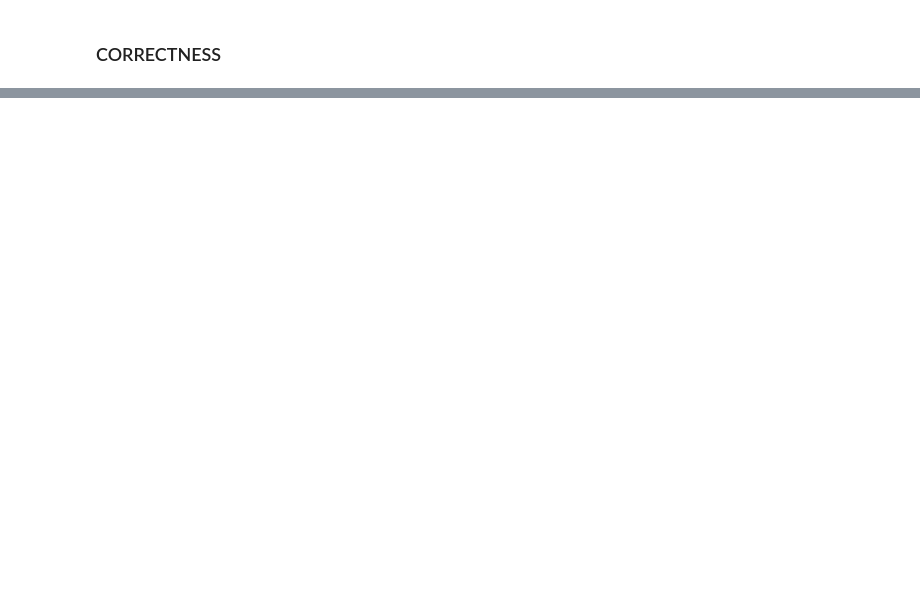
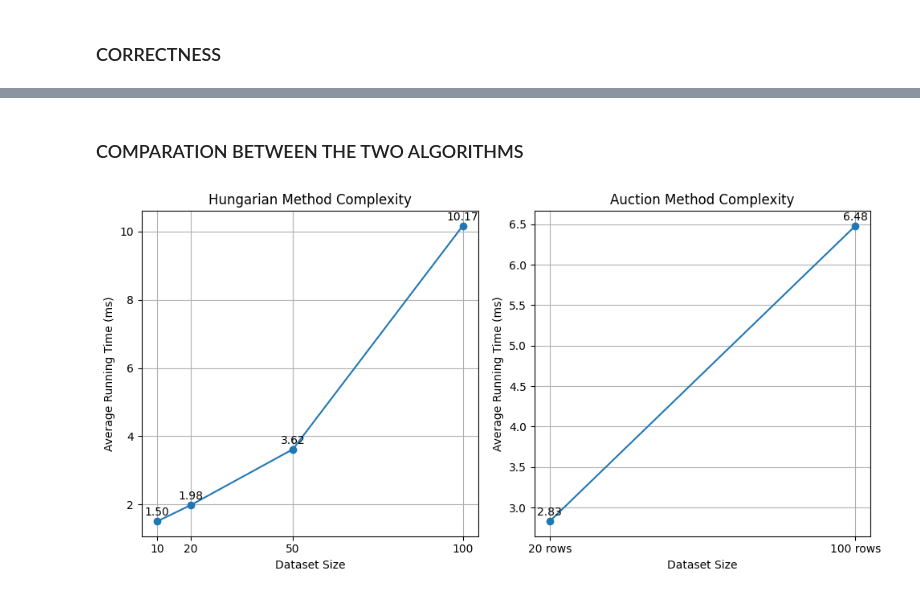
Before and after one commit to ferriitoo/CS538-Combinatorial-Optimization, a Jupyter notebook: CS_538_Project.ipynb, the cells around one changed output, grey strips where cells are left out. Cells and saved outputs as stored; diff of their text form; code cells hidden in the pictures; blank space fills up the shorter version.

```diff
--- a/CS_538_Project.ipynb
+++ b/CS_538_Project.ipynb
@@ -379,0 +348,47 @@ for name, path in datasets.items():
+# %% [markdown]
+### COMPARATION BETWEEN THE TWO ALGORITHMS
+# %%
+import matplotlib.pyplot as plt
+
+# Data for Hungarian method complexity
+x_hungarian = [10, 20, 50, 100]
+y_hungarian = hungarian_running_times
+
+# Data for auction method complexity
+x_auction = ['20 rows', '100 rows']
+y_auction = avg_times
+
+# Create a figure with subplots
+fig, (ax1, ax2) = plt.subplots(1, 2, figsize=(10, 5))
+
+# Plot for Hungarian method complexity
+ax1.plot(x_hungarian, y_hungarian, marker='o')
+ax1.set_xlabel("Dataset Size")
+ax1.set_ylabel("Average Running Time (ms)")
+ax1.set_title("Hungarian Method Complexity")
+ax1.set_xticks(x_hungarian)
+ax1.grid()
+
+# Annotate the points
+for i, txt in enumerate(y_hungarian):
+    ax1.annotate(f"{txt:.2f}", (x_hungarian[i], y_hungarian[i]), textcoords="offset points", xytext=(0, 5), ha='center')
+
+# Plot for auction method complexity
+ax2.plot(x_auction, y_auction, marker='o')
+ax2.set_xlabel("Dataset Size")
+ax2.set_ylabel("Average Running Time (ms)")
+ax2.set_title("Auction Method Complexity")
+ax2.set_xticks(x_auction)
+ax2.grid()
+
+# Annotate the points
+for i, txt in enumerate(y_auction):
+    ax2.annotate(f"{txt:.2f}", (x_auction[i], y_auction[i]), textcoords="offset points", xytext=(0, 5), ha='center')
+
+# Adjust the layout
+plt.tight_layout()
+
+# Show the plot
+plt.show()
+# %% [output]
+[figure, added]
```
Also changed, not shown: parts of 23 cells of this notebook.
